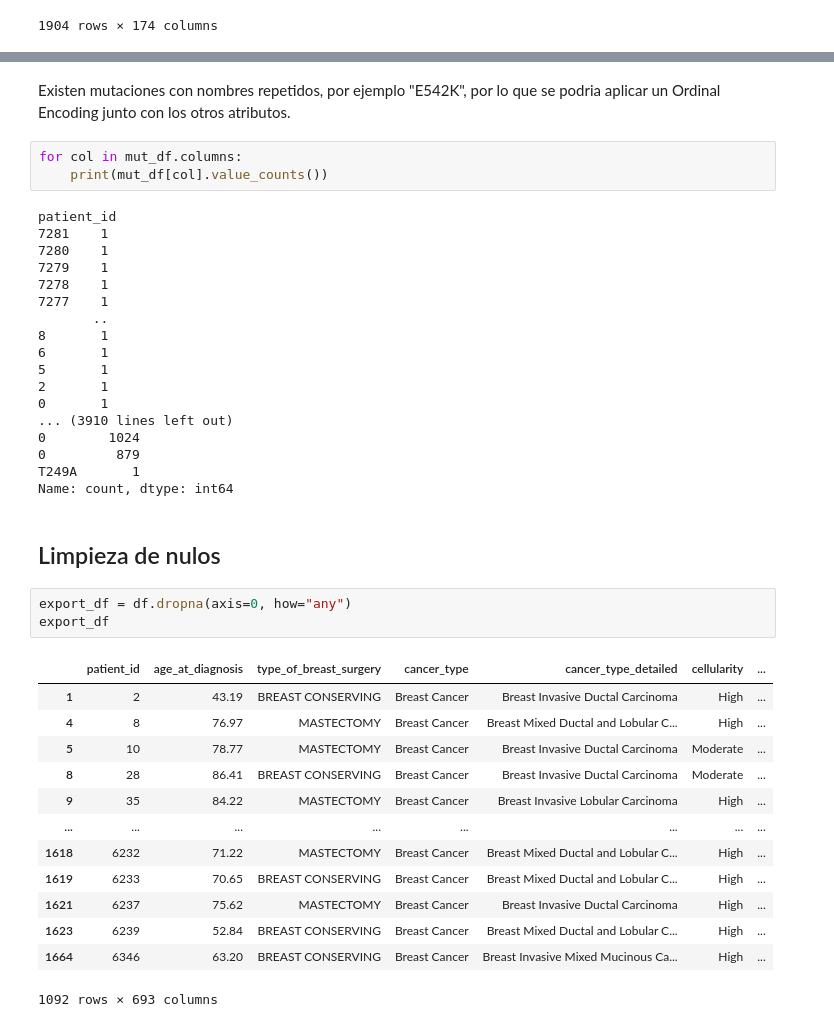
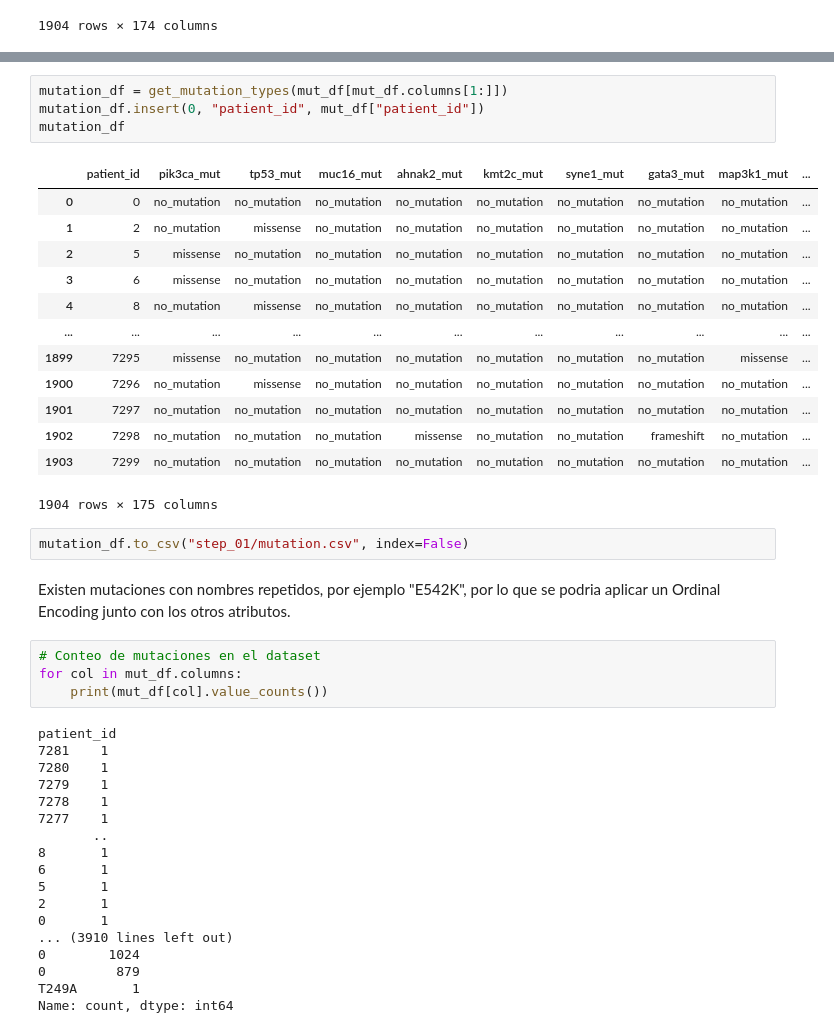
Before and after one commit to diegfernv/breast-cancer-classification, a Jupyter notebook: 1-Data-Preprocessing.ipynb, the cells around one changed output, grey strips where cells are left out. Cells and saved outputs as stored; diff of their text form.

```diff
--- a/1-Data-Preprocessing.ipynb
+++ b/1-Data-Preprocessing.ipynb
@@ -234,6 +323,27 @@ mut_df.dropna()
+# %%
+mutation_df = get_mutation_types(mut_df[mut_df.columns[1:]])
+mutation_df.insert(0, "patient_id", mut_df["patient_id"])
+mutation_df
+# %% [output]
+|  | patient_id | pik3ca_mut | tp53_mut | muc16_mut | ahnak2_mut | kmt2c_mut | syne1_mut | gata3_mut | map3k1_mut | ... |
+| 0 | 0 | no_mutation | no_mutation | no_mutation | no_mutation | no_mutation | no_mutation | no_mutation | no_mutation | ... |
+| 1 | 2 | no_mutation | missense | no_mutation | no_mutation | no_mutation | no_mutation | no_mutation | no_mutation | ... |
+| 2 | 5 | missense | no_mutation | no_mutation | no_mutation | no_mutation | no_mutation | no_mutation | no_mutation | ... |
+| 3 | 6 | missense | no_mutation | no_mutation | no_mutation | no_mutation | no_mutation | no_mutation | no_mutation | ... |
+| 4 | 8 | no_mutation | missense | no_mutation | no_mutation | no_mutation | no_mutation | no_mutation | no_mutation | ... |
+| ... | ... | ... | ... | ... | ... | ... | ... | ... | ... | ... |
+| 1899 | 7295 | missense | no_mutation | no_mutation | no_mutation | no_mutation | no_mutation | no_mutation | missense | ... |
+| 1900 | 7296 | no_mutation | missense | no_mutation | no_mutation | no_mutation | no_mutation | no_mutation | no_mutation | ... |
+| 1901 | 7297 | no_mutation | no_mutation | no_mutation | no_mutation | no_mutation | no_mutation | no_mutation | no_mutation | ... |
+| 1902 | 7298 | no_mutation | no_mutation | no_mutation | missense | no_mutation | no_mutation | frameshift | no_mutation | ... |
+| 1903 | 7299 | no_mutation | no_mutation | no_mutation | no_mutation | no_mutation | no_mutation | no_mutation | no_mutation | ... |
+1904 rows × 175 columns
+# %%
+mutation_df.to_csv("step_01/mutation.csv", index=False)
 # %% [markdown]
 Existen mutaciones con nombres repetidos, por ejemplo "E542K", por lo que se podria aplicar un Ordinal Encoding junto con los otros atributos.
 # %%
+# Conteo de mutaciones en el dataset
 for col in mut_df.columns:
     print(mut_df[col].value_counts())
 # %% [output]
@@ -254,22 +364,3 @@ patient_id
 0         879
 T249A       1
 Name: count, dtype: int64
-# %% [markdown]
-## Limpieza de nulos
-# %%
-export_df = df.dropna(axis=0, how="any")
-export_df
-# %% [output]
-|  | patient_id | age_at_diagnosis | type_of_breast_surgery | cancer_type | cancer_type_detailed | cellularity | ... |
-| 1 | 2 | 43.19 | BREAST CONSERVING | Breast Cancer | Breast Invasive Ductal Carcinoma | High | ... |
-| 4 | 8 | 76.97 | MASTECTOMY | Breast Cancer | Breast Mixed Ductal and Lobular C... | High | ... |
-| 5 | 10 | 78.77 | MASTECTOMY | Breast Cancer | Breast Invasive Ductal Carcinoma | Moderate | ... |
-| 8 | 28 | 86.41 | BREAST CONSERVING | Breast Cancer | Breast Invasive Ductal Carcinoma | Moderate | ... |
-| 9 | 35 | 84.22 | MASTECTOMY | Breast Cancer | Breast Invasive Lobular Carcinoma | High | ... |
-| ... | ... | ... | ... | ... | ... | ... | ... |
-| 1618 | 6232 | 71.22 | MASTECTOMY | Breast Cancer | Breast Mixed Ductal and Lobular C... | High | ... |
-| 1619 | 6233 | 70.65 | BREAST CONSERVING | Breast Cancer | Breast Mixed Ductal and Lobular C... | High | ... |
-| 1621 | 6237 | 75.62 | MASTECTOMY | Breast Cancer | Breast Invasive Ductal Carcinoma | High | ... |
-| 1623 | 6239 | 52.84 | BREAST CONSERVING | Breast Cancer | Breast Mixed Ductal and Lobular C... | High | ... |
-| 1664 | 6346 | 63.20 | BREAST CONSERVING | Breast Cancer | Breast Invasive Mixed Mucinous Ca... | High | ... |
-1092 rows × 693 columns
```
Also changed, not shown: parts of 24 cells of this notebook, 3 other files.
